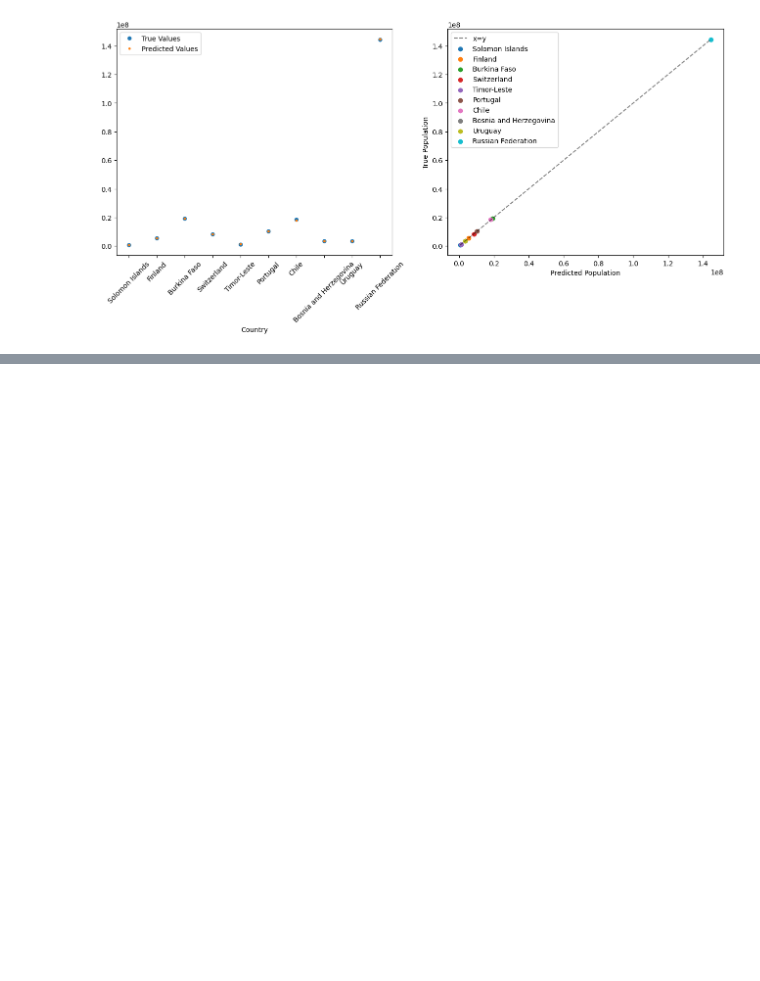
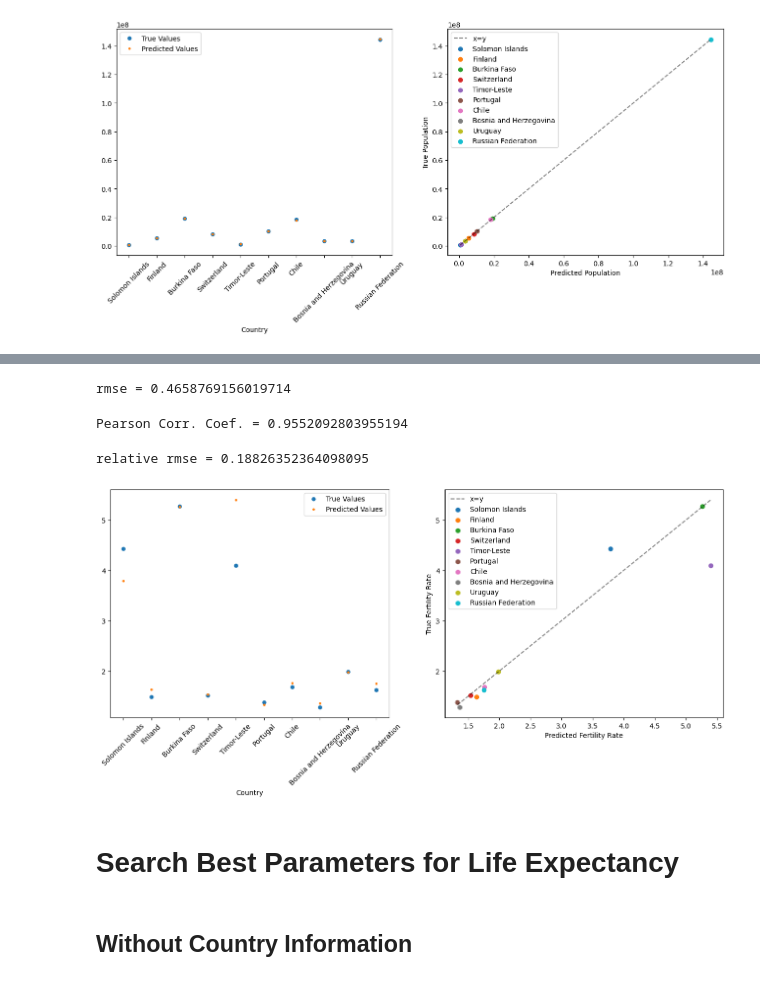
Before and after one commit to joelpoliveira/AprendizagemAutomatica-Projeto, a Jupyter notebook: Projeto_final/main_Joel_complex_version.ipynb, the cells around one changed output, grey strips where cells are left out. Cells and saved outputs as stored; diff of their text form; code cells hidden in the pictures; blank space fills up the shorter version.

Commit message:
best forecast model with linear regression for each dataset

```diff
--- a/Projeto_final/main_Joel_complex_version.ipynb
+++ b/Projeto_final/main_Joel_complex_version.ipynb
@@ -414,0 +743,3 @@ for i, country in enumerate(countries):
+# %%
+fert_rate = pd.read_csv("data/fertility_rate.csv")
+data = reshape(fert_rate)
@@ -414,0 +880,5 @@ for i, country in enumerate(countries):
+# %%
+model = ForecastModel(lags=11, encode_country=False).fit(data, start=2002, stop=2016)
+# %%
+y_test=pd.read_csv("data/fertility_rate_test.csv", index_col=0).loc[2017]
+y_test
@@ -414,0 +897,3 @@ for i, country in enumerate(countries):
+# %%
+preds = [ model.predict([2017], label)[0] for label in countries]
+preds
@@ -414,0 +911,27 @@ for i, country in enumerate(countries):
+# %%
+print(f"rmse = {mean_squared_error( y_test, preds, squared=False)}")
+# %% [output]
+rmse = 0.4658769156019714
+# %%
+print(f"Pearson Corr. Coef. = {np.corrcoef(y_test, preds)[0,1]}")
+# %% [output]
+Pearson Corr. Coef. = 0.9552092803955194
+# %%
+print(f"relative rmse = {mean_squared_error( y_test, preds, squared=False) / y_test.mean()}")
+# %% [output]
+relative rmse = 0.18826352364098095
+# %%
+x_ = range(len(countries))
+f, ax = plt.subplots(1,2, figsize=(16,6))
+plot_sub(ax[0], x_, y_test, label="True Values", ms=10)
+plot_sub(ax[0], x_, preds, label="Predicted Values", xlabel="Country")
+ax[0].set_xticks(x_, countries, rotation=45)
+
+xy=np.linspace(min(preds), max(preds))
+ax[1].plot(xy,xy, "--k", alpha=0.5, label="x=y")
+for i, country in enumerate(countries):
+    scat_sub(ax[1], [preds[i]], [y_test[i]], xlabel="Predicted Fertility Rate", ylabel="True Fertility Rate", label=country)
+# %% [output]
+[figure, added]
+# %% [markdown]
+# Search Best Parameters for Life Expectancy
@@ -414,0 +943,2 @@ for i, country in enumerate(countries):
+# %% [markdown]
+## Without Country Information
```
Also changed, not shown: parts of 67 cells of this notebook.
